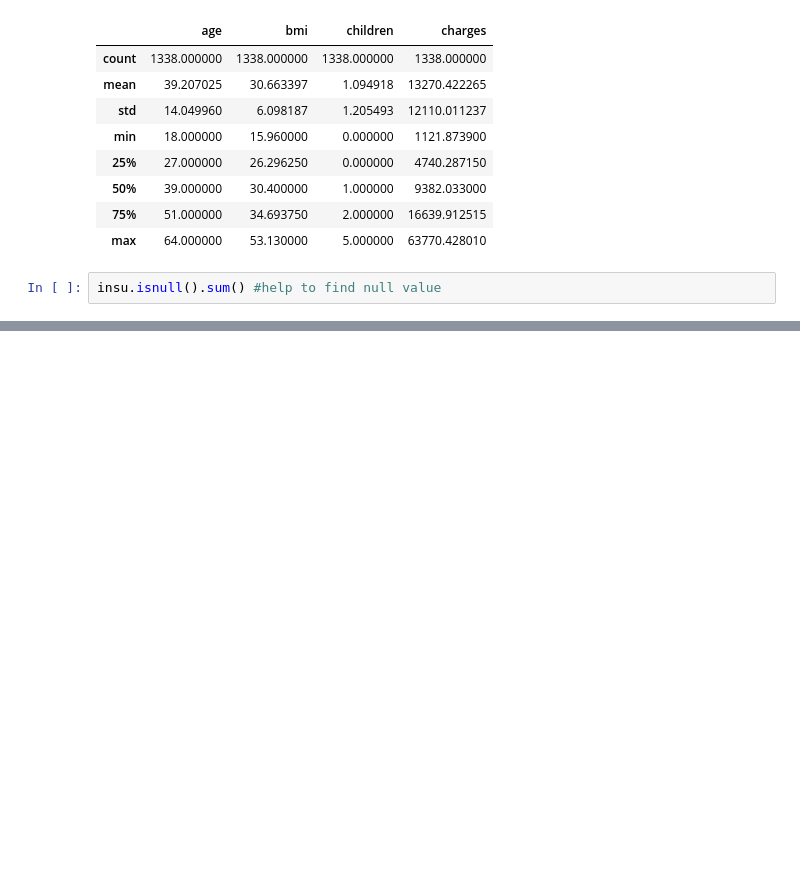
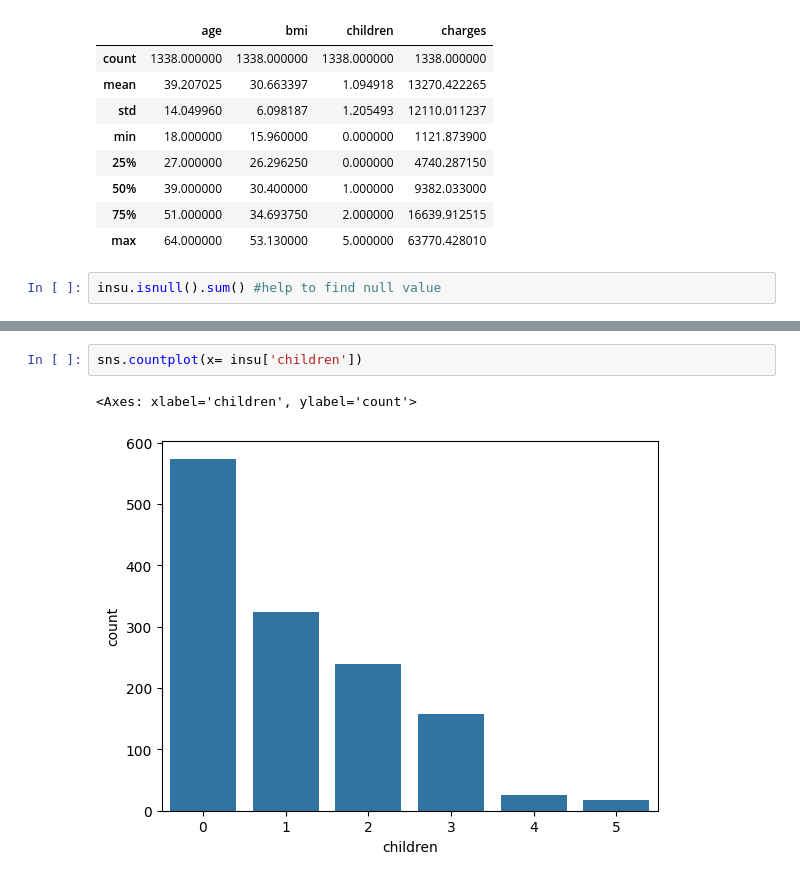
Before and after one commit to rafi1105/Machine_Learning_colab, a Jupyter notebook: ML_P1.ipynb, the cells around one changed output, grey strips where cells are left out. Drawn from its saved outputs; the diff is of its cells as text; blank space fills up the shorter version.

```diff
--- a/ML_P1.ipynb
+++ b/ML_P1.ipynb
@@ -73,0 +88,5 @@ insu.isnull().sum() #help to find null value
+# %%
+sns.countplot(x= insu['children'])
+# %% [output]
+<Axes: xlabel='children', ylabel='count'>
+[figure, added]
```
Also changed, not shown: parts of 4 cells of this notebook.
